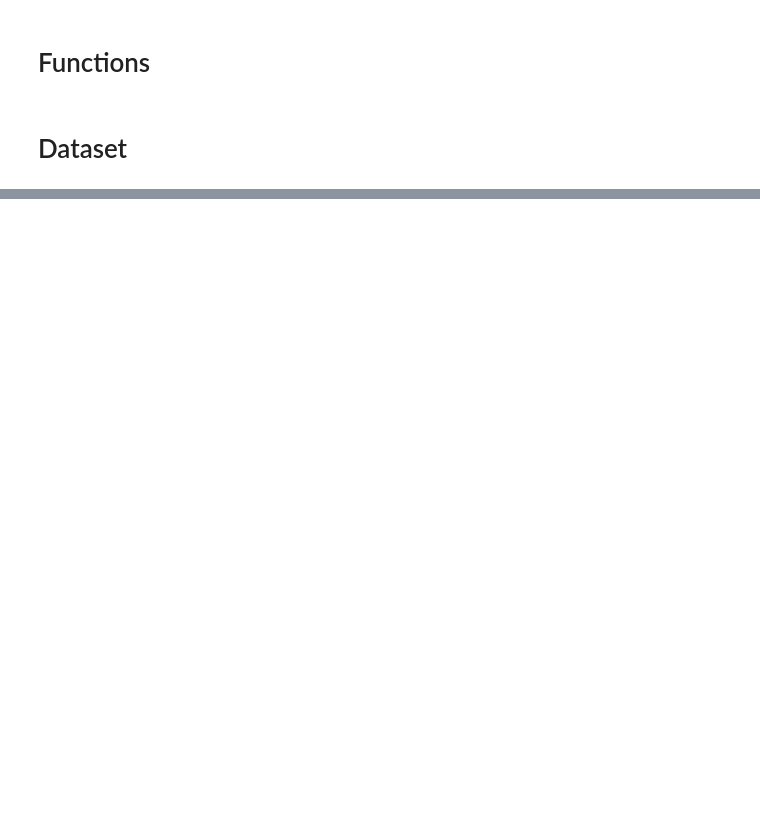
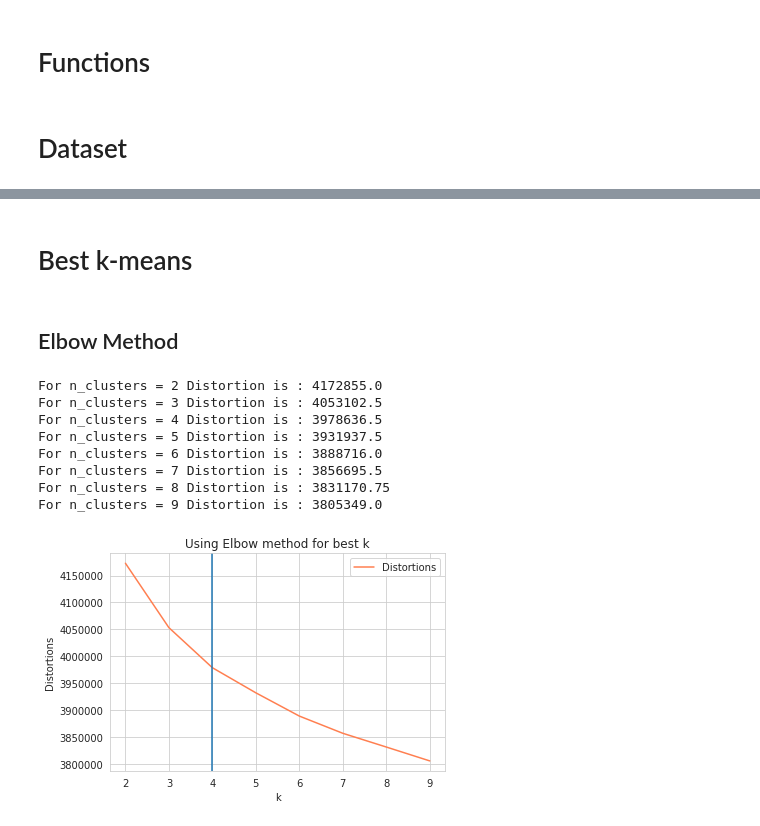
Before and after one commit to gmihaila/gtc2020_instructor_training, a Jupyter notebook: sentiment_clustering.ipynb, the cells around one changed output, grey strips where cells are left out. Cells and saved outputs as stored; diff of their text form; code cells hidden in the pictures; blank space fills up the shorter version.

```diff
--- a/sentiment_clustering.ipynb
+++ b/sentiment_clustering.ipynb
@@ -144,8 +275,12 @@ def context_embedding(text, name_of_model, batch_size=1000, use_device="cuda"):
 # %% [markdown]
 # Dataset
 # %%
-movies_reviews, sentiments_reviews = tf_dataset(dataset_name='imdb_reviews')
+movies_sentiments_df = pd.read_csv('imdb_reviews_all_labeled.csv')
 
-print(movies_reviews[:2], sentiments_reviews[:2])
+movies_reviews = movies_sentiments_df['reviews'].values
+sentiments_reviews = movies_sentiments_df['sentiments'].values
+
+print(movies_reviews[:2])
+print(sentiments_reviews[:2])
 print(len(sentiments_reviews))
 # %% [output]
@@ -158,2 +293,2 @@ INFO:absl:Constructing tf.data.Dataset for split None, from /root/tensorflow_dat
 # %%
-movies_reviews_embeddings = context_embedding(text=movies_reviews, name_of_model=PRETRAINED_MODEL, batch_size=1000, use_device="cuda")
+movies_reviews_embeddings = context_embedding(text=movies_reviews, name_of_model=PRETRAINED_MODEL, batch_size=500, use_device="cuda")
@@ -208,0 +295,18 @@ except:
+# %% [markdown]
+# Best k-means
+# %%
+max_n_cluster = 10
+# %% [markdown]
+## Elbow Method
+# %%
+best_kmeans_elbow(features=movies_reviews_embeddings, n_clusters=max_n_cluster, verbose=True)
+# %% [output]
+For n_clusters = 2 Distortion is : 4172855.0
+For n_clusters = 3 Distortion is : 4053102.5
+For n_clusters = 4 Distortion is : 3978636.5
+For n_clusters = 5 Distortion is : 3931937.5
+For n_clusters = 6 Distortion is : 3888716.0
+For n_clusters = 7 Distortion is : 3856695.5
+For n_clusters = 8 Distortion is : 3831170.75
+For n_clusters = 9 Distortion is : 3805349.0
+[figure, added]
```
Also changed, not shown: parts of 32 cells of this notebook.
